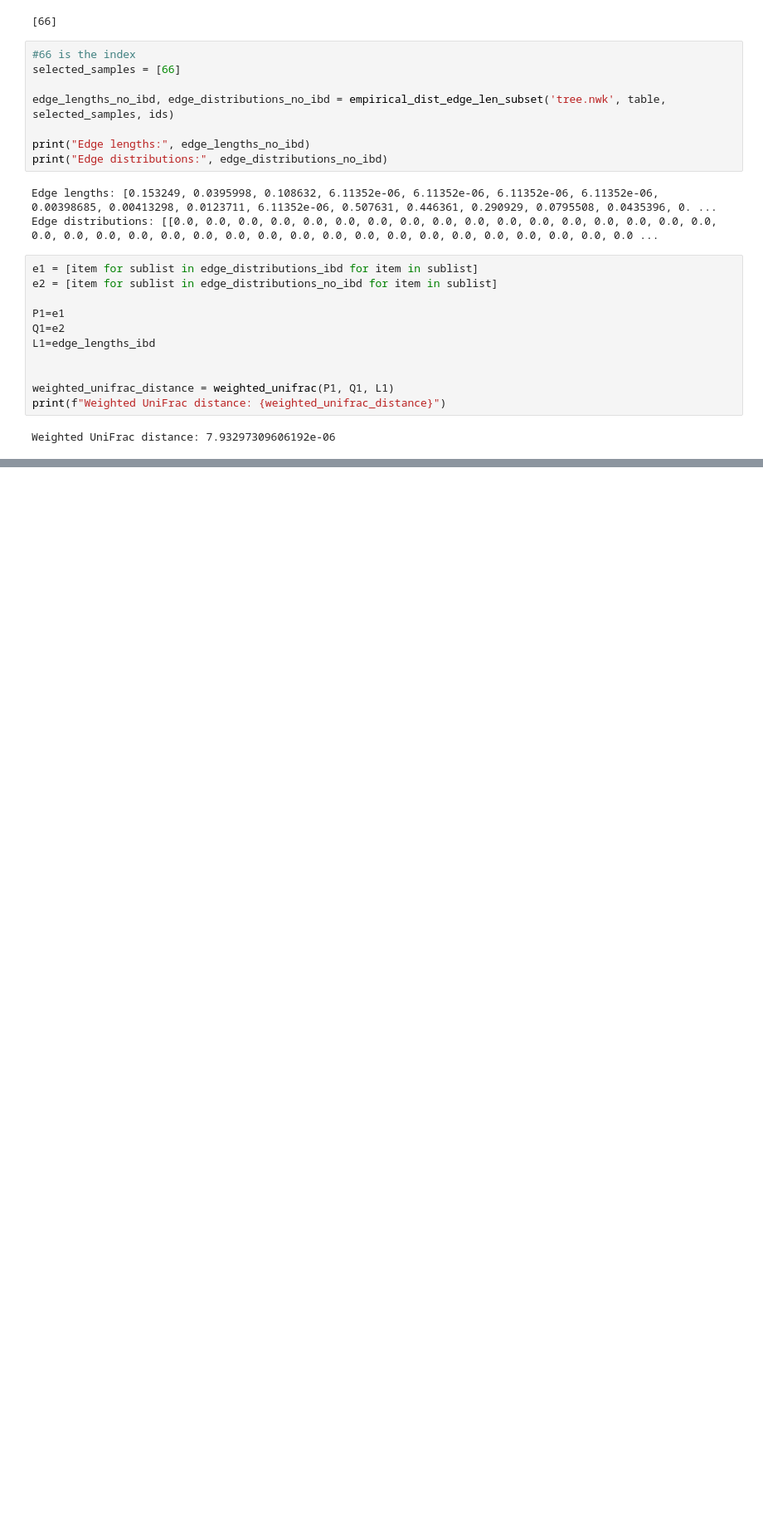
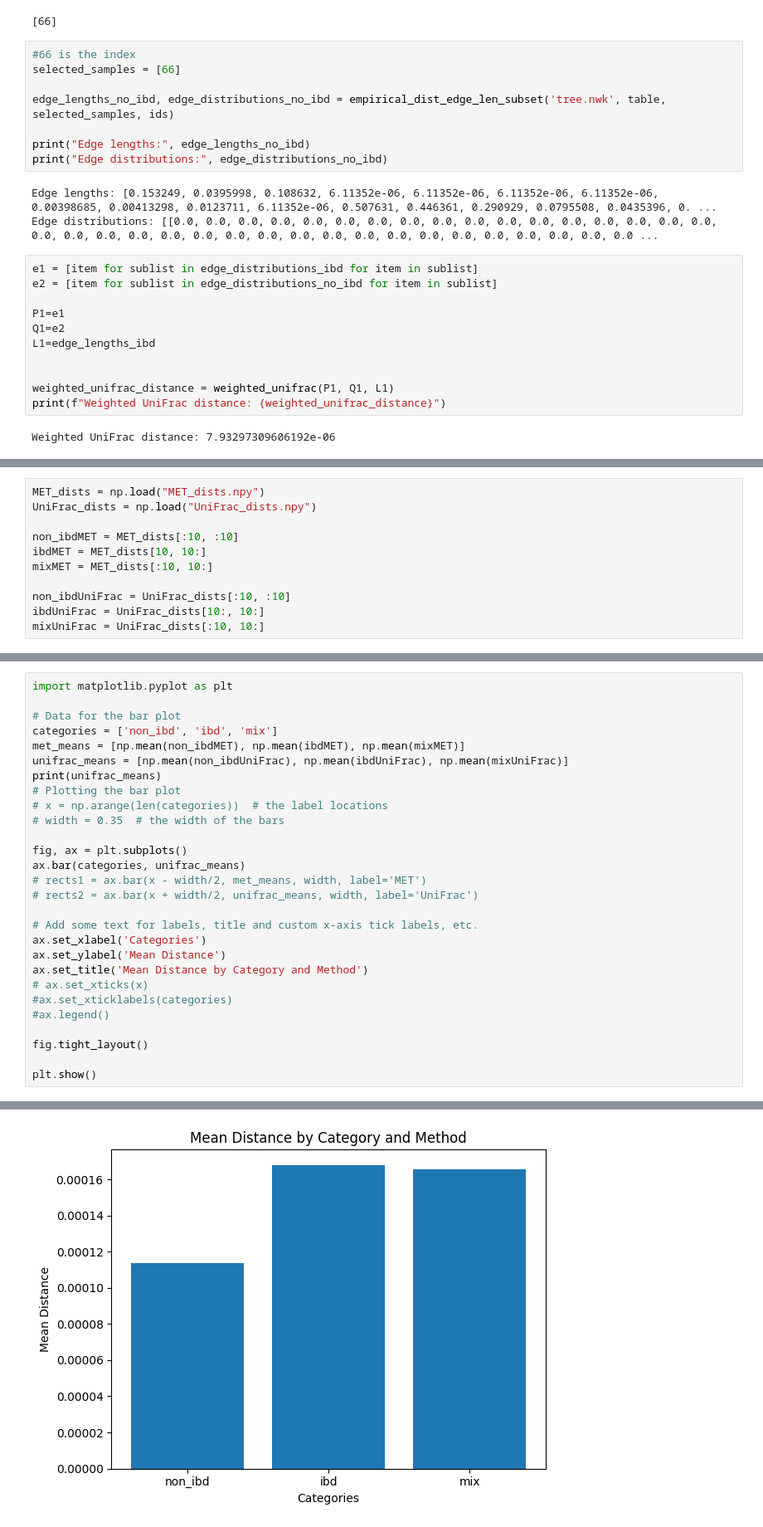
Before and after one commit to calebchin/METNN, a Jupyter notebook: METNN_experiments.ipynb, the cells around one changed output, grey strips where cells are left out. Shown at 83% size. Saved outputs shown, nothing was run; the diff lists cells and outputs as text; blank space fills up the shorter version.

```diff
--- a/METNN_experiments.ipynb
+++ b/METNN_experiments.ipynb
@@ -405,0 +663,11 @@ Weighted UniFrac distance: 7.93297309606192e-06
+# %%
+MET_dists = np.load("MET_dists.npy")
+UniFrac_dists = np.load("UniFrac_dists.npy")
+
+non_ibdMET = MET_dists[:10, :10]
+ibdMET = MET_dists[10, 10:]
+mixMET = MET_dists[:10, 10:]
+
+non_ibdUniFrac = UniFrac_dists[:10, :10]
+ibdUniFrac = UniFrac_dists[10:, 10:]
+mixUniFrac = UniFrac_dists[:10, 10:]
@@ -405,0 +678,29 @@ Weighted UniFrac distance: 7.93297309606192e-06
+# %%
+import matplotlib.pyplot as plt
+
+# Data for the bar plot
+categories = ['non_ibd', 'ibd', 'mix']
+met_means = [np.mean(non_ibdMET), np.mean(ibdMET), np.mean(mixMET)]
+unifrac_means = [np.mean(non_ibdUniFrac), np.mean(ibdUniFrac), np.mean(mixUniFrac)]
+print(unifrac_means)
+# Plotting the bar plot
+# x = np.arange(len(categories))  # the label locations
+# width = 0.35  # the width of the bars
+
+fig, ax = plt.subplots()
+ax.bar(categories, unifrac_means)
+# rects1 = ax.bar(x - width/2, met_means, width, label='MET')
+# rects2 = ax.bar(x + width/2, unifrac_means, width, label='UniFrac')
+
+# Add some text for labels, title and custom x-axis tick labels, etc.
+ax.set_xlabel('Categories')
+ax.set_ylabel('Mean Distance')
+ax.set_title('Mean Distance by Category and Method')
+# ax.set_xticks(x)
+#ax.set_xticklabels(categories)
+#ax.legend()
+
+fig.tight_layout()
+
+plt.show()
+# %% [output]
@@ -405,0 +708 @@ Weighted UniFrac distance: 7.93297309606192e-06
+[figure, added]
```
Also changed, not shown: parts of 29 cells of this notebook, 13 other files.
